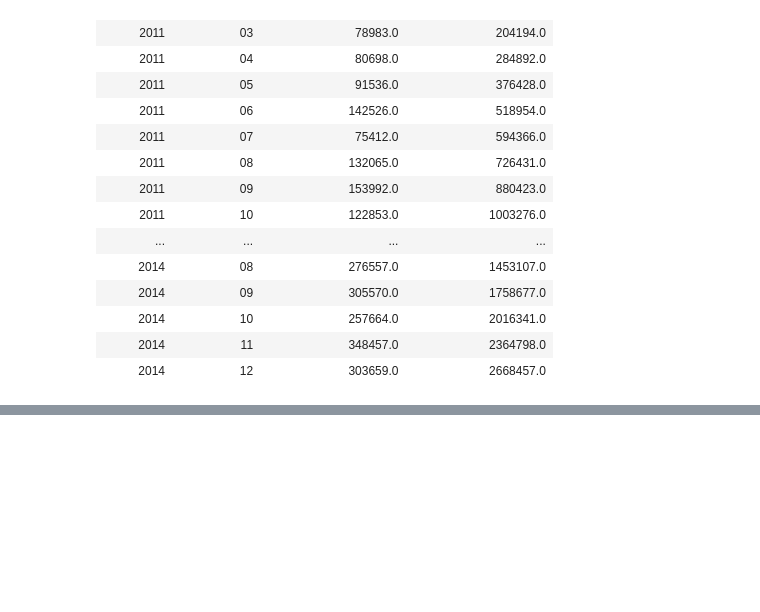
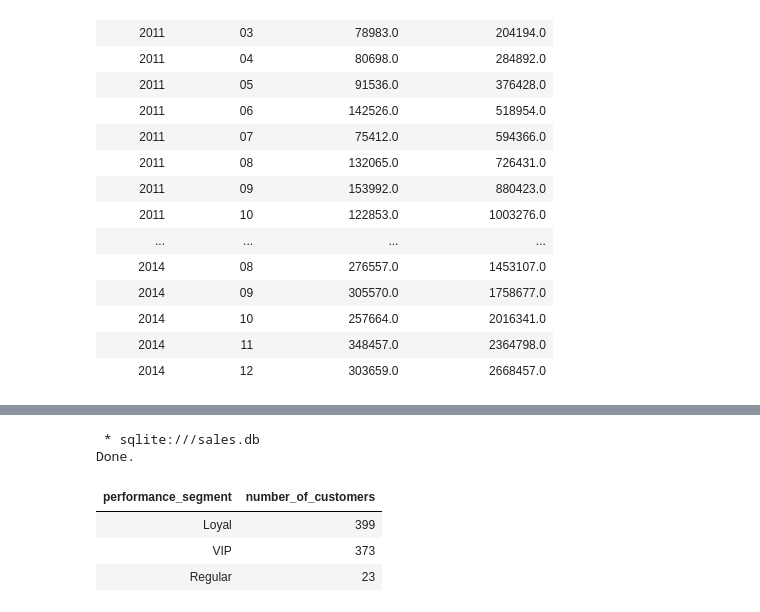
Before and after one commit to moztarib/data-analytics-sql, a Jupyter notebook: notebooks/00_load_data.ipynb, the cells around one changed output, grey strips where cells are left out. Saved outputs shown, nothing was run; the diff lists cells and outputs as text; code cells hidden in the pictures; blank space fills up the shorter version.

```diff
--- a/notebooks/00_load_data.ipynb
+++ b/notebooks/00_load_data.ipynb
@@ -599,0 +681,29 @@ Done.
+# %%
+%%sql
+
+SELECT
+    performance_segment,
+    COUNT(*) AS number_of_customers
+FROM (
+    SELECT
+        c.customer_name,
+        ROUND(SUM(f.sales), 2) AS total_revenue,
+            CASE
+                WHEN SUM(f.sales) > 10000 THEN 'VIP'
+                WHEN SUM(f.sales) > 5000 THEN 'Loyal'
+                WHEN SUM(f.sales) > 1000 THEN 'Regular'
+                ELSE 'Occasional'
+        END AS performance_segment
+    FROM fact_orders f
+    JOIN dim_customers c ON f.customer_name = c.customer_name
+    GROUP BY c.customer_name
+) AS customer_segments
+GROUP BY performance_segment
+ORDER BY number_of_customers DESC;
+# %% [output]
+ * sqlite:///sales.db
+Done.
+| performance_segment | number_of_customers |
+| Loyal | 399 |
+| VIP | 373 |
+| Regular | 23 |
```
Also changed, not shown: parts of 6 cells of this notebook, 3 other files.
